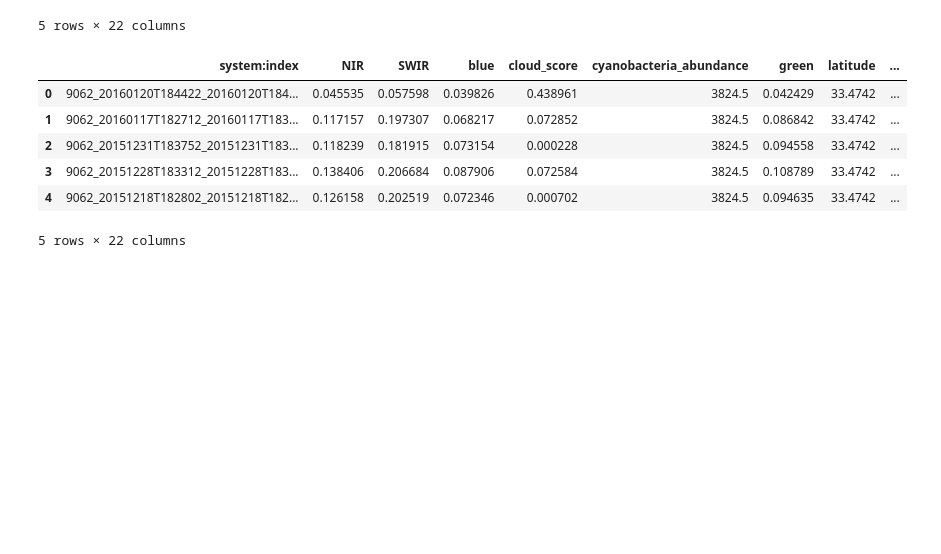
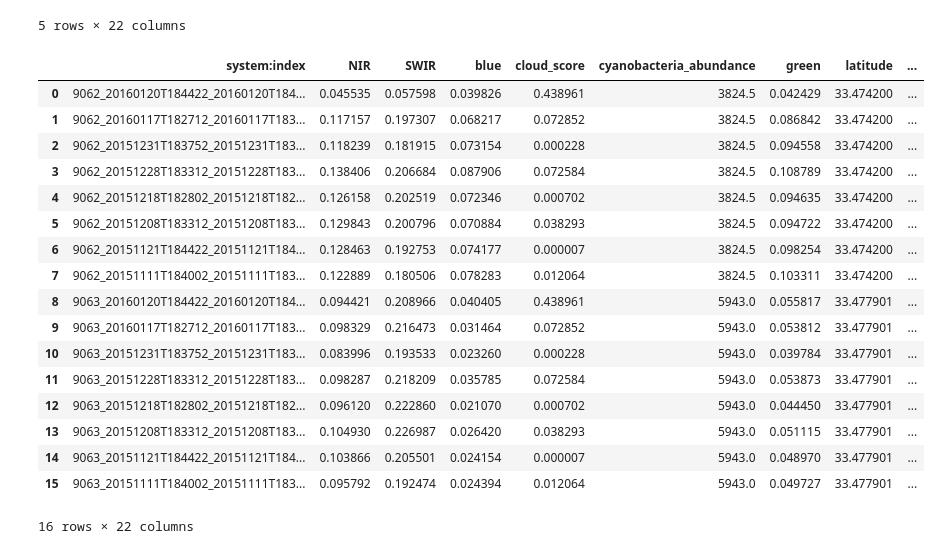
Before and after one commit to iwrobleski04/mlcc-final-project, a Jupyter notebook: creating_forecast_input_df.ipynb, the cells around one changed output. Cells and saved outputs as stored; diff of their text form; code cells hidden in the pictures; blank space fills up the shorter version.

```diff
--- a/creating_forecast_input_df.ipynb
+++ b/creating_forecast_input_df.ipynb
@@ -372,15 +372,26 @@ df_two_final.head(5)
 | 4 | 9062_20151221T184432_20151221T184... | 0.126152 | 0.182527 | 0.070420 | 0.682572 | 3824.5 | 0.097656 | 33.4742 | ... |
 5 rows × 22 columns
 # %%
-df_three_final.head(5)
+df_three_final.head(16)
 # %% [output]
 |  | system:index | NIR | SWIR | blue | cloud_score | cyanobacteria_abundance | green | latitude | ... |
-| 0 | 9062_20160120T184422_20160120T184... | 0.045535 | 0.057598 | 0.039826 | 0.438961 | 3824.5 | 0.042429 | 33.4742 | ... |
-| 1 | 9062_20160117T182712_20160117T183... | 0.117157 | 0.197307 | 0.068217 | 0.072852 | 3824.5 | 0.086842 | 33.4742 | ... |
-| 2 | 9062_20151231T183752_20151231T183... | 0.118239 | 0.181915 | 0.073154 | 0.000228 | 3824.5 | 0.094558 | 33.4742 | ... |
-| 3 | 9062_20151228T183312_20151228T183... | 0.138406 | 0.206684 | 0.087906 | 0.072584 | 3824.5 | 0.108789 | 33.4742 | ... |
-| 4 | 9062_20151218T182802_20151218T182... | 0.126158 | 0.202519 | 0.072346 | 0.000702 | 3824.5 | 0.094635 | 33.4742 | ... |
+| 0 | 9062_20160120T184422_20160120T184... | 0.045535 | 0.057598 | 0.039826 | 0.438961 | 3824.5 | 0.042429 | 33.474200 | ... |
+| 1 | 9062_20160117T182712_20160117T183... | 0.117157 | 0.197307 | 0.068217 | 0.072852 | 3824.5 | 0.086842 | 33.474200 | ... |
+| 2 | 9062_20151231T183752_20151231T183... | 0.118239 | 0.181915 | 0.073154 | 0.000228 | 3824.5 | 0.094558 | 33.474200 | ... |
+| 3 | 9062_20151228T183312_20151228T183... | 0.138406 | 0.206684 | 0.087906 | 0.072584 | 3824.5 | 0.108789 | 33.474200 | ... |
+| 4 | 9062_20151218T182802_20151218T182... | 0.126158 | 0.202519 | 0.072346 | 0.000702 | 3824.5 | 0.094635 | 33.474200 | ... |
+| 5 | 9062_20151208T183312_20151208T183... | 0.129843 | 0.200796 | 0.070884 | 0.038293 | 3824.5 | 0.094722 | 33.474200 | ... |
+| 6 | 9062_20151121T184422_20151121T184... | 0.128463 | 0.192753 | 0.074177 | 0.000007 | 3824.5 | 0.098254 | 33.474200 | ... |
+| 7 | 9062_20151111T184002_20151111T183... | 0.122889 | 0.180506 | 0.078283 | 0.012064 | 3824.5 | 0.103311 | 33.474200 | ... |
+| 8 | 9063_20160120T184422_20160120T184... | 0.094421 | 0.208966 | 0.040405 | 0.438961 | 5943.0 | 0.055817 | 33.477901 | ... |
+| 9 | 9063_20160117T182712_20160117T183... | 0.098329 | 0.216473 | 0.031464 | 0.072852 | 5943.0 | 0.053812 | 33.477901 | ... |
+| 10 | 9063_20151231T183752_20151231T183... | 0.083996 | 0.193533 | 0.023260 | 0.000228 | 5943.0 | 0.039784 | 33.477901 | ... |
+| 11 | 9063_20151228T183312_20151228T183... | 0.098287 | 0.218209 | 0.035785 | 0.072584 | 5943.0 | 0.053873 | 33.477901 | ... |
+| 12 | 9063_20151218T182802_20151218T182... | 0.096120 | 0.222860 | 0.021070 | 0.000702 | 5943.0 | 0.044450 | 33.477901 | ... |
+| 13 | 9063_20151208T183312_20151208T183... | 0.104930 | 0.226987 | 0.026420 | 0.038293 | 5943.0 | 0.051115 | 33.477901 | ... |
+| 14 | 9063_20151121T184422_20151121T184... | 0.103866 | 0.205501 | 0.024154 | 0.000007 | 5943.0 | 0.048970 | 33.477901 | ... |
+| 15 | 9063_20151111T184002_20151111T183... | 0.095792 | 0.192474 | 0.024394 | 0.012064 | 5943.0 | 0.049727 | 33.477901 | ... |
-5 rows × 22 columns
+16 rows × 22 columns
 # %%
 #export these to csvs
 #first dataframe
```
Also changed, not shown: 17 other files.
